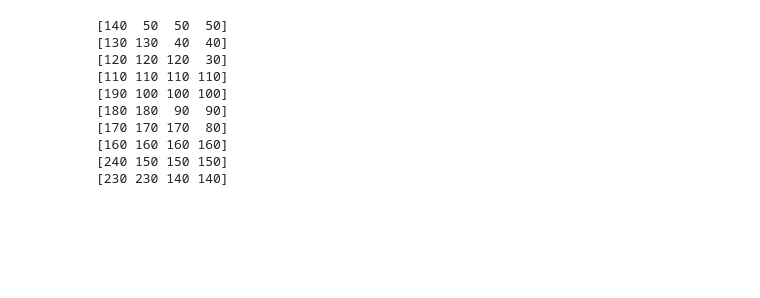
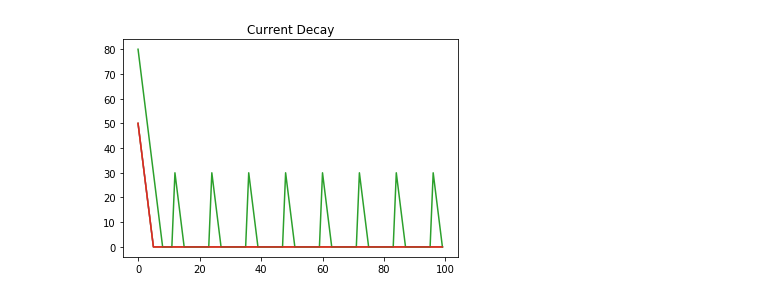
Before and after one commit to phillipjw/humanitarian_logistics, a Jupyter notebook: Values-Only.ipynb, the cells around one changed output. Cells and saved outputs as stored; diff of their text form; code cells hidden in the pictures; blank space fills up the shorter version.

```diff
--- a/Values-Only.ipynb
+++ b/Values-Only.ipynb
@@ -1,6 +1,7 @@
 # %%
 import numpy as np
 from Values import Values
+import matplotlib.pyplot as plt
 
 class Action():
 
@@ -25,17 +26,19 @@ class Action():
 
 class valuesTest():
 
-    def __init__(self, decay, se, st, c, otc):
+    def __init__(self, decay, se, st, c, otc, num_steps):
 
         self.values = Values(decay, se, st, c, otc, self)
         self.actions = set([])
+        self.step_counter = 0
+        self.action_frequency = 12
+        self.num_steps = num_steps
+        self.data = np.zeros((num_steps,4))
+
         for i in range(4):
             self.actions.add(Action('action'+str(i), self, i))
 
-
-    def step(self):
-        self.values.decay_val()
-
+    def act(self):
         #prioritize
         priority = self.values.prioritize()
 
@@ -56,19 +59,24 @@ class valuesTest():
         if current != None:
             #print(current.name)
             current.do()
-        print(self.values.val_t)
+
+    def step(self):
+        self.values.decay_val()
+
+
+        if self.step_counter % self.action_frequency == 0:
+
+            self.act()
+
+        self.data[self.step_counter,:] = self.values.val_t
+        self.step_counter+= 1
-# %%
-test = valuesTest(10,10,10,10,10)
-for i in range(10):
-    test.step()
-# %% [output]
-[140  50  50  50]
-[130 130  40  40]
-[120 120 120  30]
-[110 110 110 110]
-[190 100 100 100]
-[180 180  90  90]
-[170 170 170  80]
-[160 160 160 160]
-[240 150 150 150]
-[230 230 140 140]
+# %%
+test = valuesTest(10,40,60,70,30,100)
+for step in range(test.num_steps):
+    test.step()
+
+plt.plot(test.data)
+plt.title('Current Decay')
+plt.show()
+# %% [output]
+[figure, added]
```
Also changed, not shown: 2 other files.
